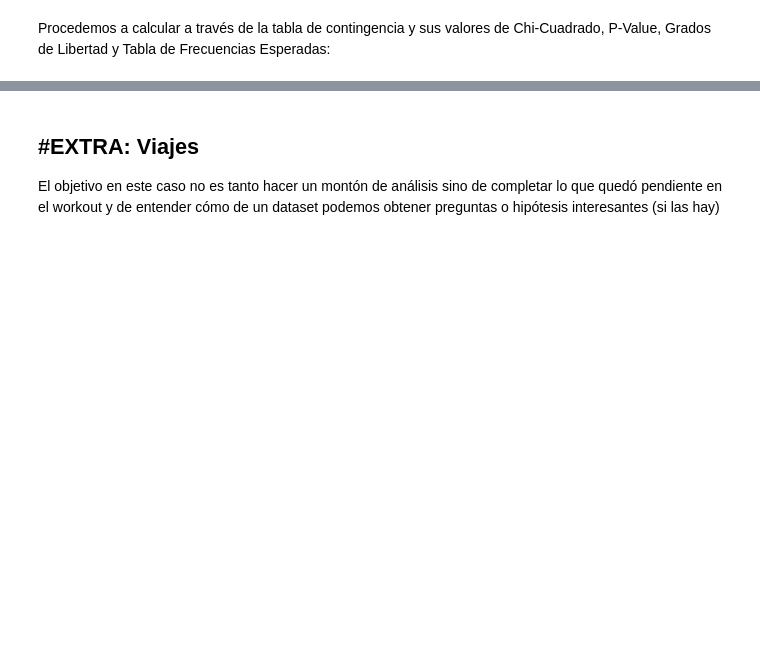
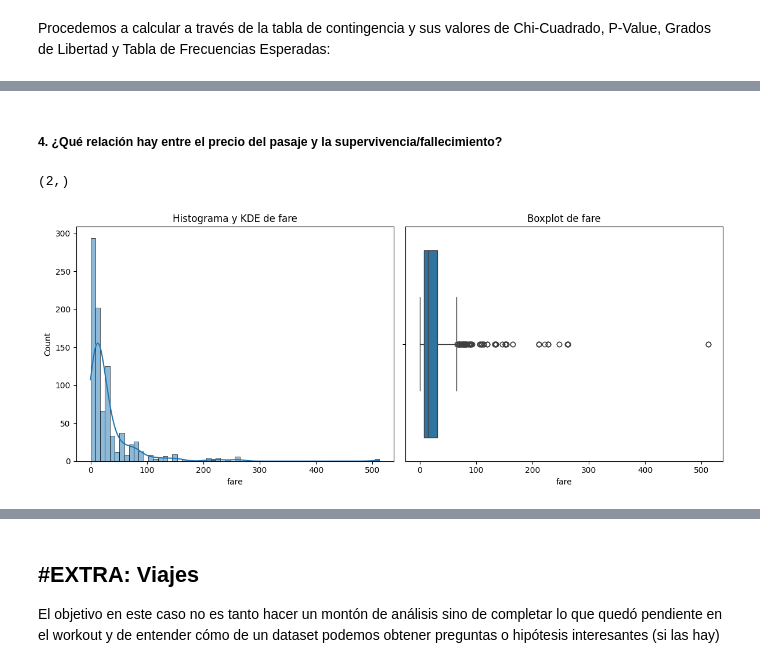
Before and after one commit to willwalker7/DS-Online-willwalker7, a Jupyter notebook: 03_Data_Analysis/Sprint_07/Unidad_02_Estadistica_Descriptiva_Multivariante/03_Practica_Obligatoria/18_Practica_Obligatoria_Multivariante.ipynb, the cells around one changed output, grey strips where cells are left out. Drawn from its saved outputs; the diff is of its cells as text; code cells hidden in the pictures; blank space fills up the shorter version.

```diff
--- a/03_Data_Analysis/Sprint_07/Unidad_02_Estadistica_Descriptiva_Multivariante/03_Practica_Obligatoria/18_Practica_Obligatoria_Multivariante.ipynb
+++ b/03_Data_Analysis/Sprint_07/Unidad_02_Estadistica_Descriptiva_Multivariante/03_Practica_Obligatoria/18_Practica_Obligatoria_Multivariante.ipynb
@@ -253,0 +318,7 @@ print("Tabla de Frecuencias Esperadas:\n", expected)
+# %% [markdown]
+##### **4. ¿Qué relación hay entre el precio del pasaje y la supervivencia/fallecimiento?**
+# %%
+plot_combined_graphs(df_titanic,["fare"])
+# %% [output]
+(2,)
+[figure, added]
```
Also changed, not shown: parts of 33 cells of this notebook.
